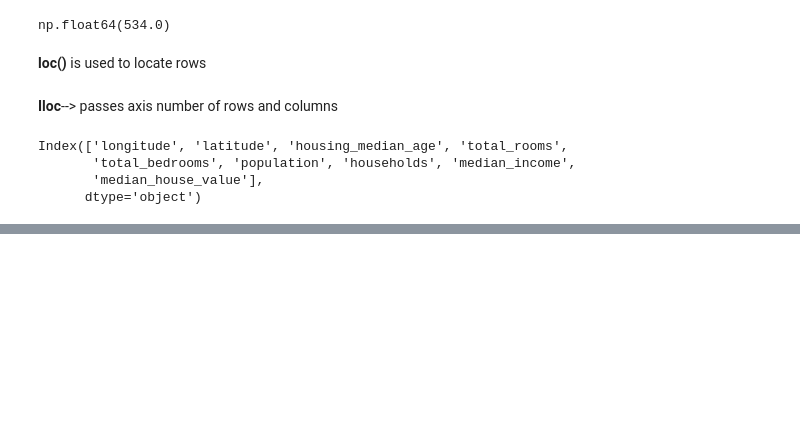
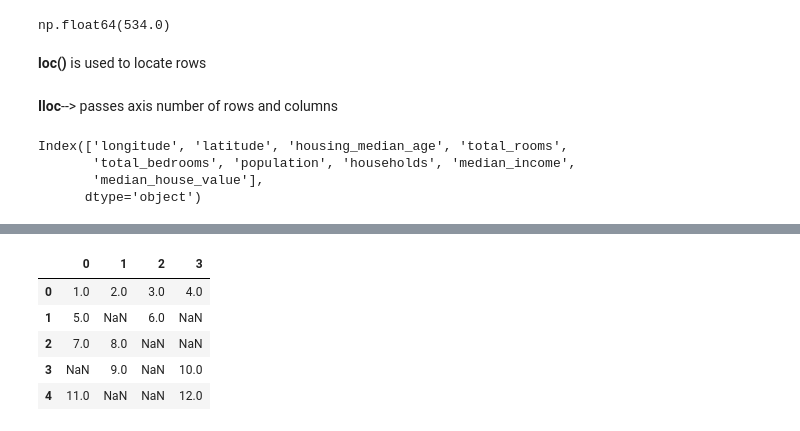
Before and after one commit to Akashmadasu1/My_Python_Notes, a Jupyter notebook: Akash_Pandas_NB.ipynb, the cells around one changed output, grey strips where cells are left out. Drawn from its saved outputs; the diff is of its cells as text; code cells hidden in the pictures; blank space fills up the shorter version.

```diff
--- a/Akash_Pandas_NB.ipynb
+++ b/Akash_Pandas_NB.ipynb
@@ -350,0 +535,3 @@ df.drop_duplicates(inplace=True)
+# %%
+df = pd.DataFrame([[1,2,3,4],[5,NA,6,NA],[7,8,NA,NA],[NA,9,NA,10],[11,NA,NA,12]])
+print(df)
@@ -350,0 +641,3 @@ df.drop_duplicates(inplace=True)
+# %%
+pieces = [df[:2],df[2:5],df[5:7]]
+pieces
@@ -350,0 +655,10 @@ df.drop_duplicates(inplace=True)
+# %%
+#combine the pieces
+pd.concat(pieces)
+# %% [output]
+|  | 0 | 1 | 2 | 3 |
+| 0 | 1.0 | 2.0 | 3.0 | 4.0 |
+| 1 | 5.0 | NaN | 6.0 | NaN |
+| 2 | 7.0 | 8.0 | NaN | NaN |
+| 3 | NaN | 9.0 | NaN | 10.0 |
+| 4 | 11.0 | NaN | NaN | 12.0 |
```
Also changed, not shown: parts of 45 cells of this notebook.
